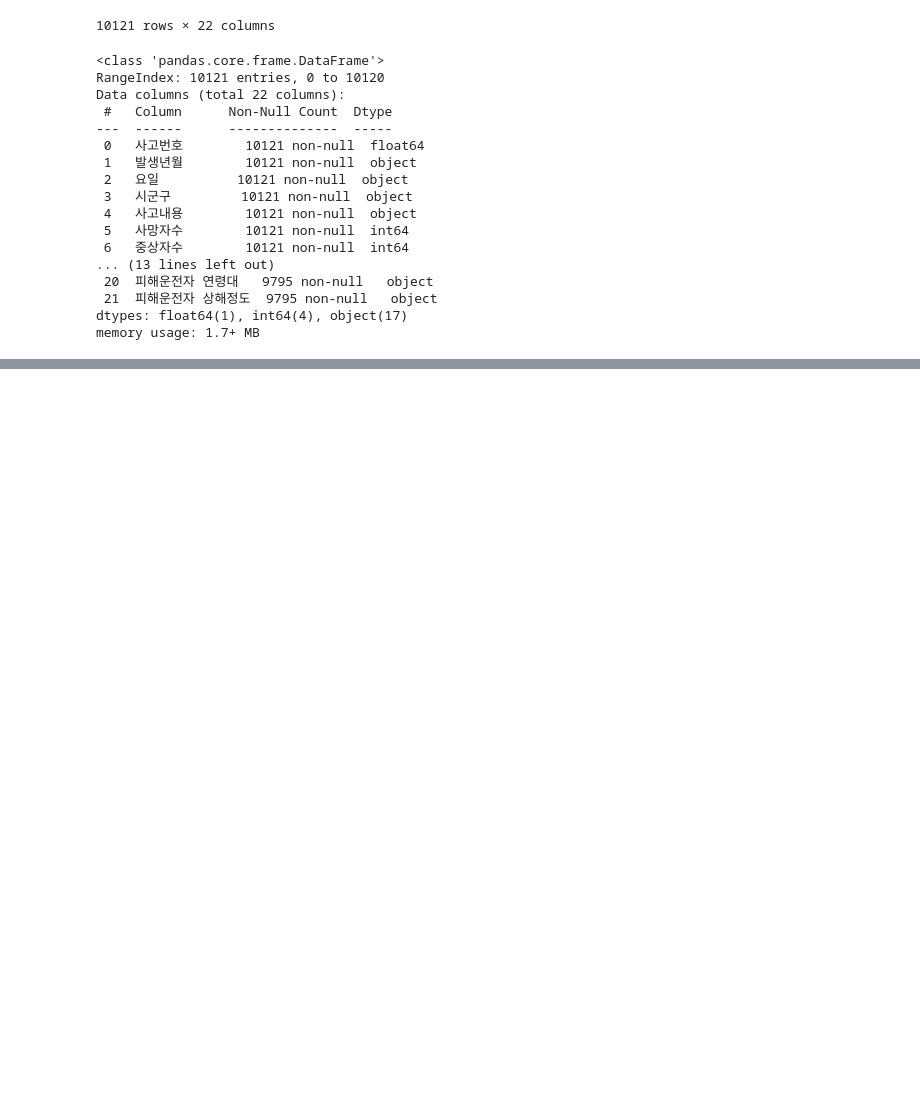
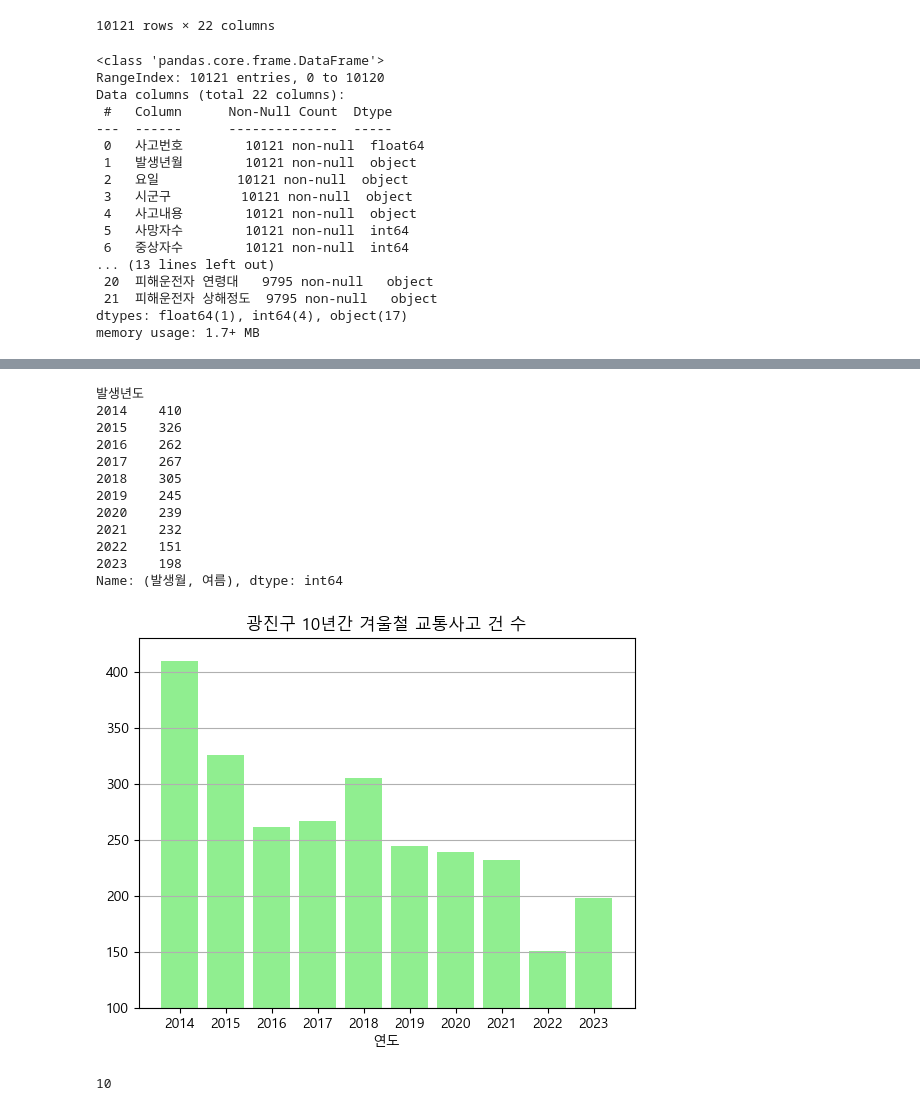
Before and after one commit to Git-Jeong/Data_hackathon_2025, a Jupyter notebook: Data_Analysis/광진구 계절별 사고건수 분석/광진구 계절별 사고건수 분석.ipynb, the cells around one changed output, grey strips where cells are left out. Saved outputs shown, nothing was run; the diff lists cells and outputs as text; code cells hidden in the pictures; blank space fills up the shorter version.

```diff
--- a/Data_Analysis/광진구 계절별 사고건수 분석/광진구 계절별 사고건수 분석.ipynb
+++ b/Data_Analysis/광진구 계절별 사고건수 분석/광진구 계절별 사고건수 분석.ipynb
@@ -47,0 +77,30 @@ gj_aci['발생월'] = gj_aci['발생월'].astype('int')
+# %%
+gj_aci_winter = gj_aci[['발생년도', '발생계절', '발생월']].groupby(['발생년도', '발생계절']).agg('count').unstack().iloc[:,3]
+print(gj_aci_winter)
+plt.bar(gj_aci_winter.index, gj_aci_winter.values, color = 'lightgreen')
+plt.ylim(bottom = 100)
+plt.title('광진구 10년간 겨울철 교통사고 건 수')
+plt.grid(axis = 'y')
+plt.xlabel('연도')
+plt.show()
+# %% [output]
+발생년도
+2014    410
+2015    326
+2016    262
+2017    267
+2018    305
+2019    245
+2020    239
+2021    232
+2022    151
+2023    198
+Name: (발생월, 여름), dtype: int64
+[figure, added]
+# %%
+gj_aci_2014to23 = gj_aci[['발생년도', '발생계절', '발생월']].groupby(['발생년도', '발생계절']).agg('count').unstack()
+gj_aci_2014to23.columns = ['가을', '겨울', '봄', '여름']
+gj_aci_2014to23 = gj_aci_2014to23.reindex(['봄', '여름', '가을', '겨울'], axis = 1)
+gj_aci_2014to23
+# %% [output]
+10
```
Also changed, not shown: parts of 4 cells of this notebook, 1 other file.
